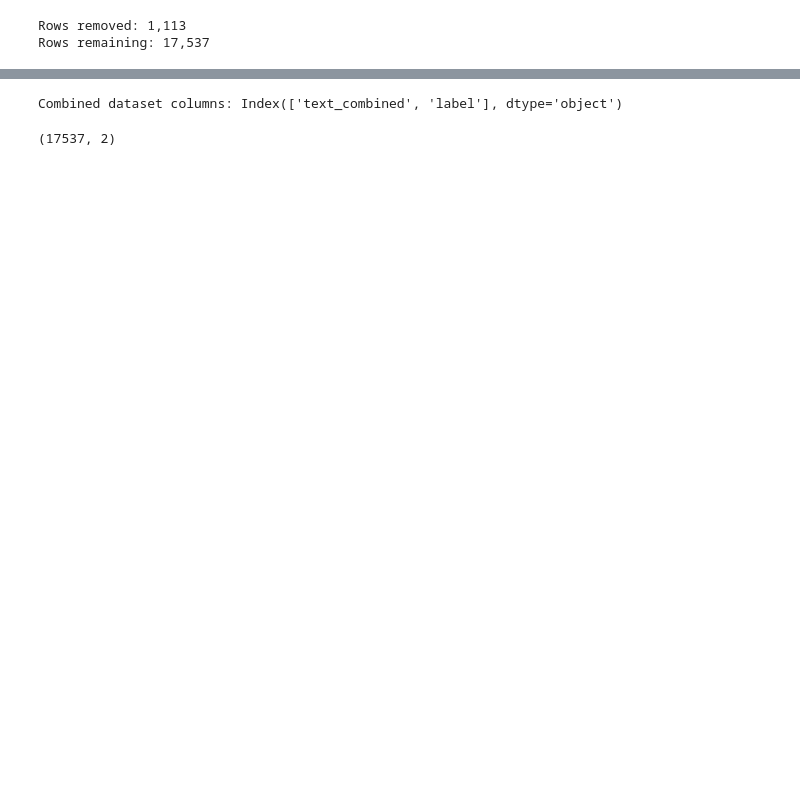
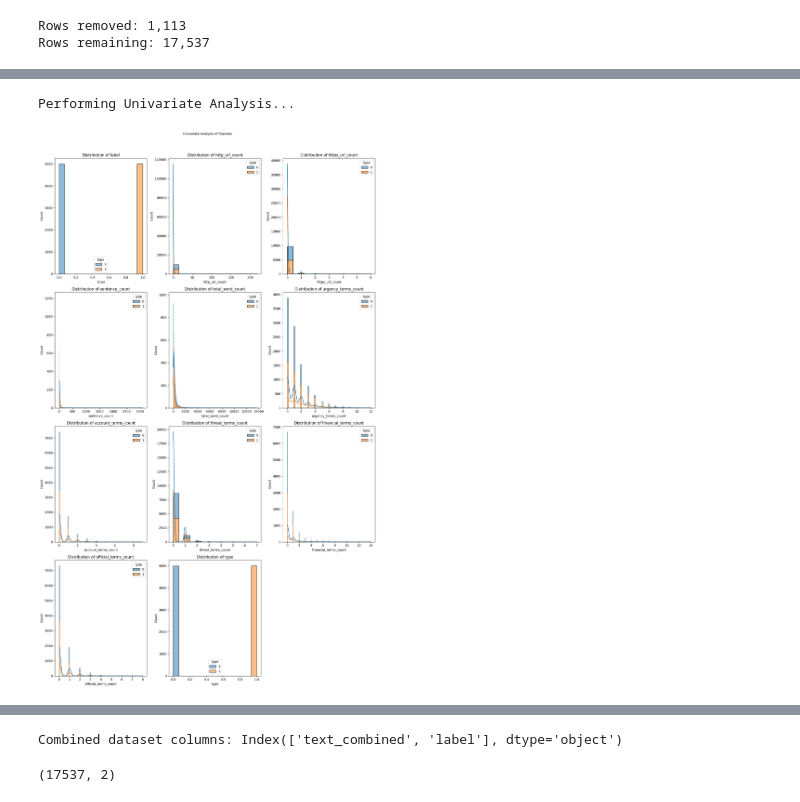
Before and after one commit to dhalderBU/BU-DX799, a Jupyter notebook: Week4_OMDS-DX 799 o1 mod C3 Halder-deb_Fall_2026_PhishingEmail_dataset1.ipynb, the cells around one changed output, grey strips where cells are left out. Drawn from its saved outputs; the diff is of its cells as text; code cells hidden in the pictures; blank space fills up the shorter version.

```diff
--- a/Week4_OMDS-DX 799 o1 mod C3 Halder-deb_Fall_2026_PhishingEmail_dataset1.ipynb
+++ b/Week4_OMDS-DX 799 o1 mod C3 Halder-deb_Fall_2026_PhishingEmail_dataset1.ipynb
@@ -263,0 +564,2 @@ print(df_phishing_email.columns.tolist())
+# %%
+df_phishing_email.drop(columns=['text_combined'], inplace=True)
@@ -263,0 +708,38 @@ print(df_phishing_email.columns.tolist())
+# %%
+# Create a random sample of 1000 rows while maintaining class balance
+def create_balanced_sample(df, sample_size=1000, random_state=42):
+    # calculate the number of samples needed from each class
+    samples_per_class = sample_size // 2
+
+    # split the data by class
+    spam = df[df['type'] == 1]
+    non_spam = df[df['type'] == 0]
+
+    # sample equally from each class
+    spam_sample = spam.sample(n=samples_per_class, random_state=random_state)
+    non_spam_sample = non_spam.sample(n=samples_per_class, random_state=random_state)
+
+    # combine the samples
+    balanced_sample = pd.concat([spam_sample, non_spam_sample])
+
+    # chuffle the combined sample
+    balanced_sample = balanced_sample.sample(frac=1, random_state=random_state).reset_index(drop=True)
+
+    return balanced_sample
+
+# create the balanced sample
+sampling_input = df_phishing_email.assign(
+    type=df_phishing_email["label"]
+)
+
+sampled_phishing_email_df = create_balanced_sample(
+    sampling_input,
+    sample_size=10_000,
+    random_state=39
+)
+
+# verify the sample
+print("Original dataset shape:", df_phishing_email.shape)
+print("Sampled dataset shape:", sampled_phishing_email_df.shape)
+print("\nClass distribution in sample:")
+print(sampled_phishing_email_df['type'].value_counts())
@@ -263,0 +755,7 @@ print(df_phishing_email.columns.tolist())
+# %%
+
+#generate the graphs for Univariate analysis for the whole then use df but we will use sample
+analyze_phishing_email_Univariate_data(sampled_phishing_email_df)
+# %% [output]
+Performing Univariate Analysis...
+[figure, added]
```
Also changed, not shown: parts of 55 cells of this notebook.
